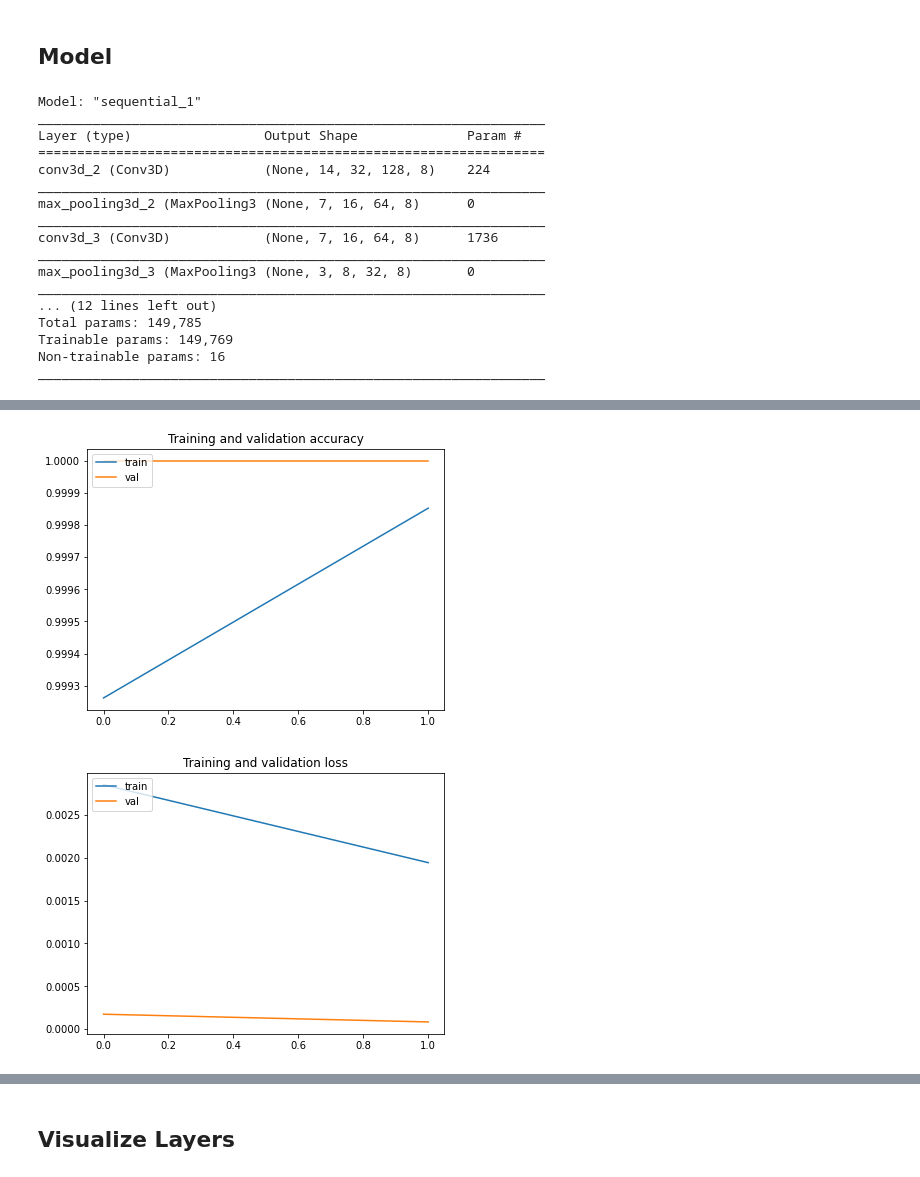
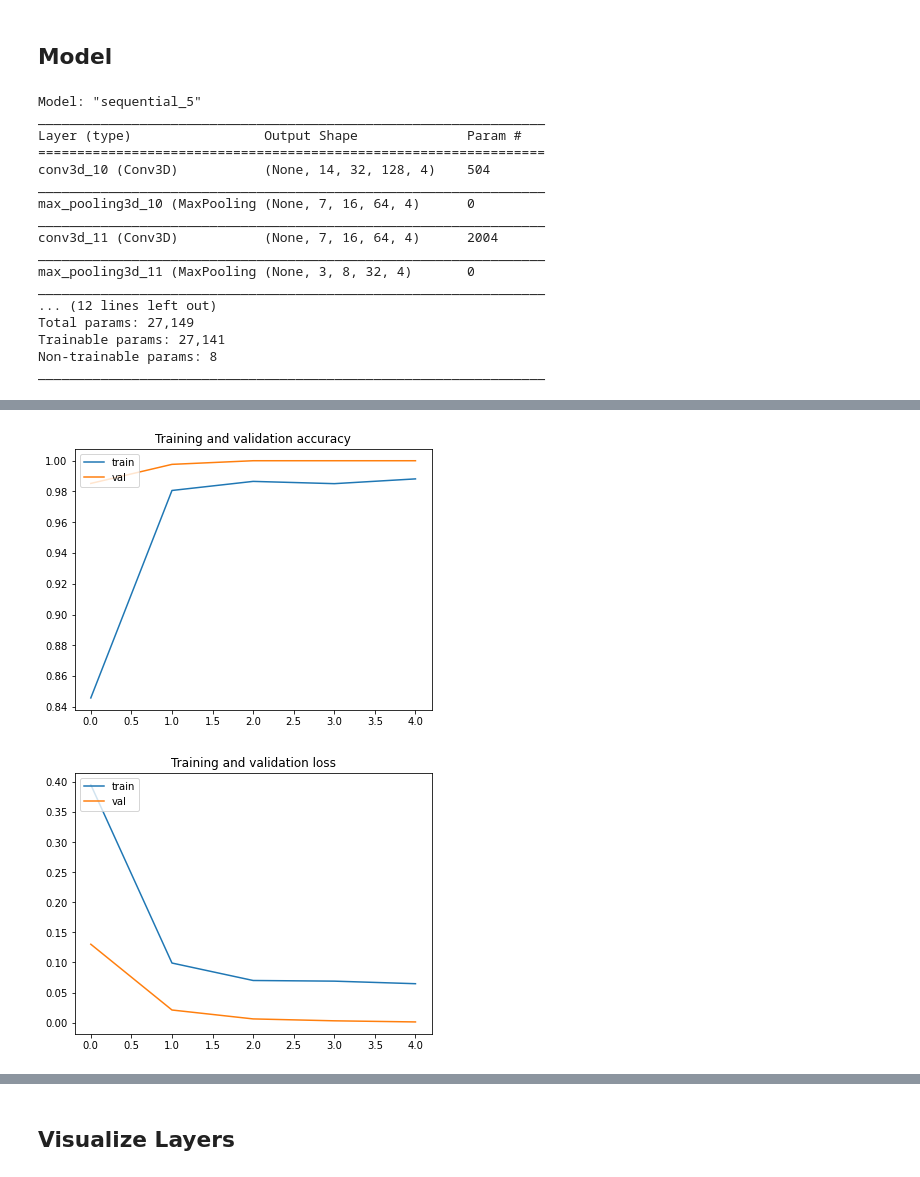
Before and after one commit to Koda98/CSE247-project, a Jupyter notebook: CNN_3D.ipynb, the cells around one changed output, grey strips where cells are left out. Drawn from its saved outputs; the diff is of its cells as text; code cells hidden in the pictures.

```diff
--- a/CNN_3D.ipynb
+++ b/CNN_3D.ipynb
@@ -170,10 +171,10 @@ cnn_3d = keras.Sequential([
     keras.layers.InputLayer(input_shape=input_shape),
 
     # Conv + Maxpooling
-    keras.layers.Conv3D(8, (3, 3, 3), padding="same", activation=tf.nn.relu),
+    keras.layers.Conv3D(4, (5, 5, 5), padding="same", activation=tf.nn.relu),
     keras.layers.MaxPooling3D(pool_size=(2, 2, 2)),
 
-    keras.layers.Conv3D(8, (3, 3, 3), padding="same", activation=tf.nn.relu),
+    keras.layers.Conv3D(4, (5, 5, 5), padding="same", activation=tf.nn.relu),
     keras.layers.MaxPooling3D(pool_size=(2, 2, 2)),
 
     # Normalization
@@ -182,11 +183,11 @@ cnn_3d = keras.Sequential([
     # Flatten to 1D
     keras.layers.Flatten(),
 
-    keras.layers.Dense(24, activation=tf.nn.relu),
+    keras.layers.Dense(8, activation=tf.nn.relu),
 
-    keras.layers.Dropout(0.5),
+    keras.layers.Dropout(0.4),
 
-    keras.layers.Dense(12, activation=tf.nn.relu),
+    keras.layers.Dense(4, activation=tf.nn.relu),
 
 
     # Sigmoid
@@ -200,27 +201,27 @@ cnn_3d.compile(
 )
 cnn_3d.summary()
 # %% [output]
-Model: "sequential_1"
+Model: "sequential_5"
 _________________________________________________________________
 Layer (type)                 Output Shape              Param #
 =================================================================
-conv3d_2 (Conv3D)            (None, 14, 32, 128, 8)    224
+conv3d_10 (Conv3D)           (None, 14, 32, 128, 4)    504
 _________________________________________________________________
-max_pooling3d_2 (MaxPooling3 (None, 7, 16, 64, 8)      0
+max_pooling3d_10 (MaxPooling (None, 7, 16, 64, 4)      0
 _________________________________________________________________
-conv3d_3 (Conv3D)            (None, 7, 16, 64, 8)      1736
+conv3d_11 (Conv3D)           (None, 7, 16, 64, 4)      2004
 _________________________________________________________________
-max_pooling3d_3 (MaxPooling3 (None, 3, 8, 32, 8)       0
+max_pooling3d_11 (MaxPooling (None, 3, 8, 32, 4)       0
 _________________________________________________________________
 ... (12 lines left out)
-Total params: 149,785
-Trainable params: 149,769
-Non-trainable params: 16
+Total params: 27,149
+Trainable params: 27,141
+Non-trainable params: 8
 _________________________________________________________________
 # %%
 plot_history(cnn_3d.fit(X_train,
                     y_train,
-                    epochs=2,
+                    epochs=5,
                     batch_size=256,
                     validation_data=(X_val, y_val),
                     verbose=1))
@@ -233,3 +240,3 @@ Epoch 2/2
-[figure, old version]
+[figure, new version]
-[figure, old version]
+[figure, new version]
 # %% [markdown]
```
Also changed, not shown: parts of 17 cells of this notebook, 1 other file.
